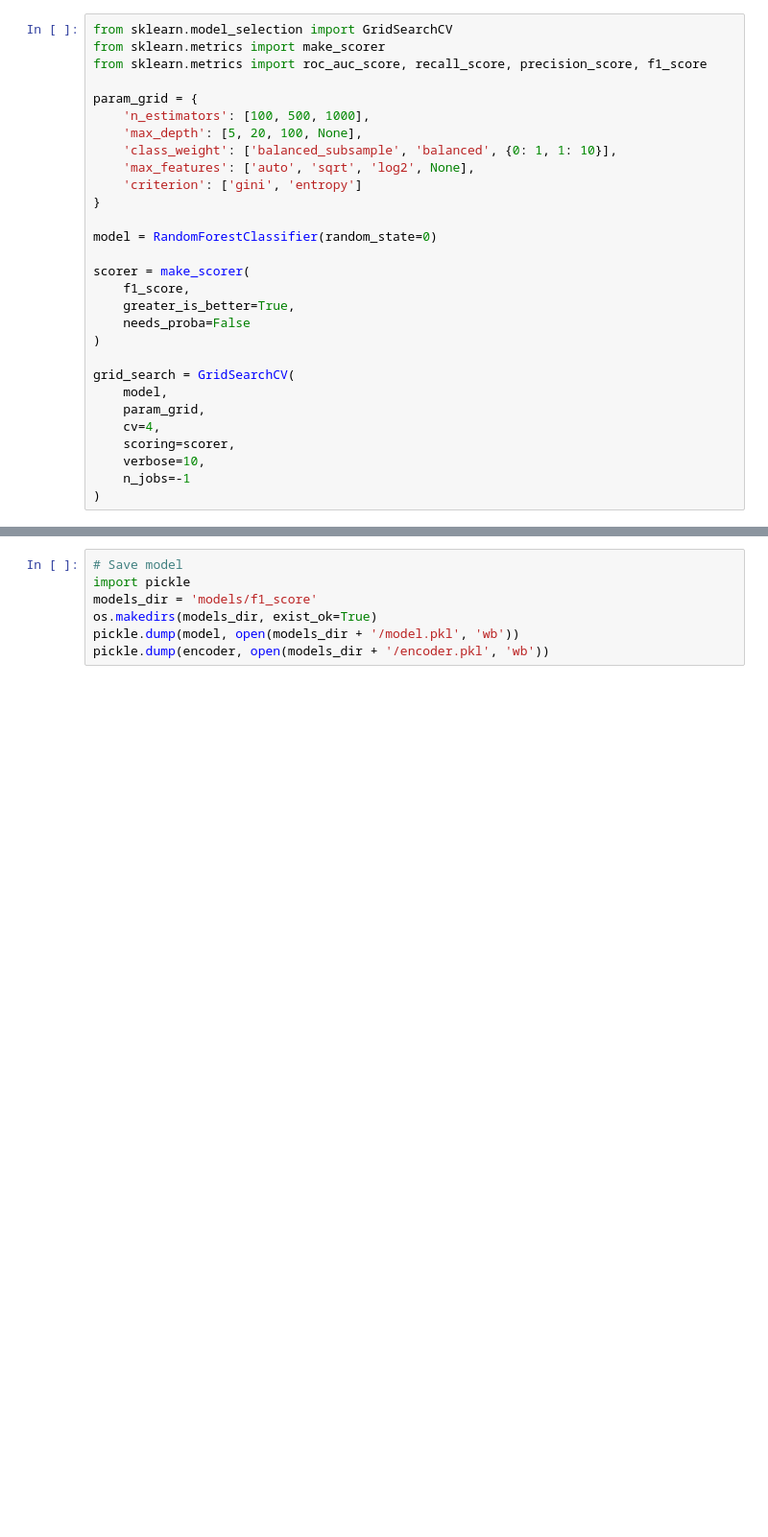
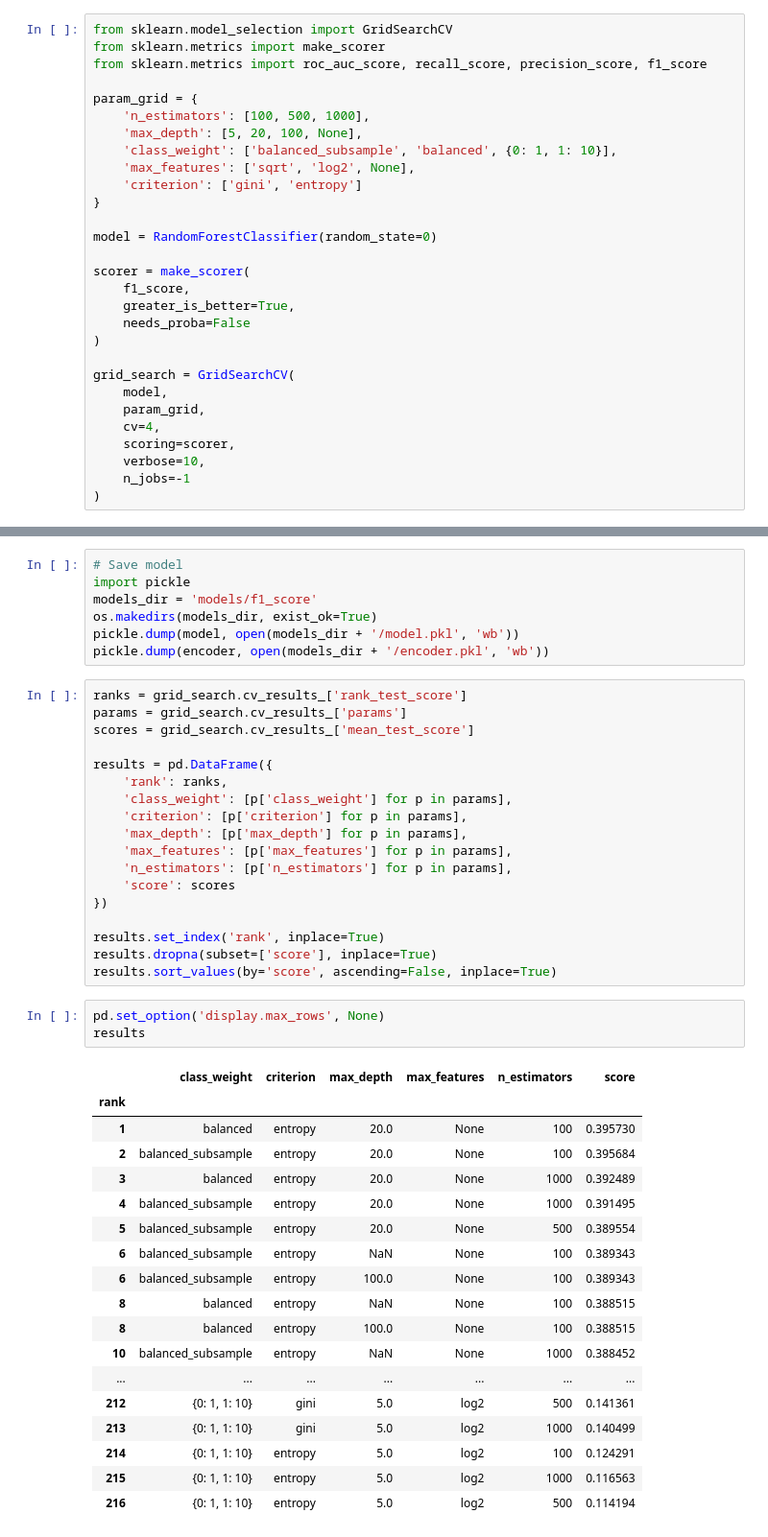
Before and after one commit to Nelson-Jnrnd/f1-pit-predictor-dataset, a Jupyter notebook: model_training.ipynb, the cells around one changed output, grey strips where cells are left out. Shown at 96% size. Saved outputs shown, nothing was run; the diff lists cells and outputs as text; blank space fills up the shorter version.

```diff
--- a/model_training.ipynb
+++ b/model_training.ipynb
@@ -317,7 +316,7 @@ param_grid = {
     'n_estimators': [100, 500, 1000],
     'max_depth': [5, 20, 100, None],
     'class_weight': ['balanced_subsample', 'balanced', {0: 1, 1: 10}],
-    'max_features': ['auto', 'sqrt', 'log2', None],
+    'max_features': ['sqrt', 'log2', None],
     'criterion': ['gini', 'entropy']
 }
 
@@ -384,3 +401,43 @@ models_dir = 'models/f1_score'
 os.makedirs(models_dir, exist_ok=True)
 pickle.dump(model, open(models_dir + '/model.pkl', 'wb'))
 pickle.dump(encoder, open(models_dir + '/encoder.pkl', 'wb'))
+# %%
+ranks = grid_search.cv_results_['rank_test_score']
+params = grid_search.cv_results_['params']
+scores = grid_search.cv_results_['mean_test_score']
+
+results = pd.DataFrame({
+    'rank': ranks,
+    'class_weight': [p['class_weight'] for p in params],
+    'criterion': [p['criterion'] for p in params],
+    'max_depth': [p['max_depth'] for p in params],
+    'max_features': [p['max_features'] for p in params],
+    'n_estimators': [p['n_estimators'] for p in params],
+    'score': scores
+})
+
+results.set_index('rank', inplace=True)
+results.dropna(subset=['score'], inplace=True)
+results.sort_values(by='score', ascending=False, inplace=True)
+# %%
+pd.set_option('display.max_rows', None)
+results
+# %% [output]
+|  | class_weight | criterion | max_depth | max_features | n_estimators | score |
+| rank |  |  |  |  |  |  |
+| 1 | balanced | entropy | 20.0 | None | 100 | 0.395730 |
+| 2 | balanced_subsample | entropy | 20.0 | None | 100 | 0.395684 |
+| 3 | balanced | entropy | 20.0 | None | 1000 | 0.392489 |
+| 4 | balanced_subsample | entropy | 20.0 | None | 1000 | 0.391495 |
+| 5 | balanced_subsample | entropy | 20.0 | None | 500 | 0.389554 |
+| 6 | balanced_subsample | entropy | NaN | None | 100 | 0.389343 |
+| 6 | balanced_subsample | entropy | 100.0 | None | 100 | 0.389343 |
+| 8 | balanced | entropy | NaN | None | 100 | 0.388515 |
+| 8 | balanced | entropy | 100.0 | None | 100 | 0.388515 |
+| 10 | balanced_subsample | entropy | NaN | None | 1000 | 0.388452 |
+| ... | ... | ... | ... | ... | ... | ... |
+| 212 | {0: 1, 1: 10} | gini | 5.0 | log2 | 500 | 0.141361 |
+| 213 | {0: 1, 1: 10} | gini | 5.0 | log2 | 1000 | 0.140499 |
+| 214 | {0: 1, 1: 10} | entropy | 5.0 | log2 | 100 | 0.124291 |
+| 215 | {0: 1, 1: 10} | entropy | 5.0 | log2 | 1000 | 0.116563 |
+| 216 | {0: 1, 1: 10} | entropy | 5.0 | log2 | 500 | 0.114194 |
```
Also changed, not shown: parts of 6 cells of this notebook.
